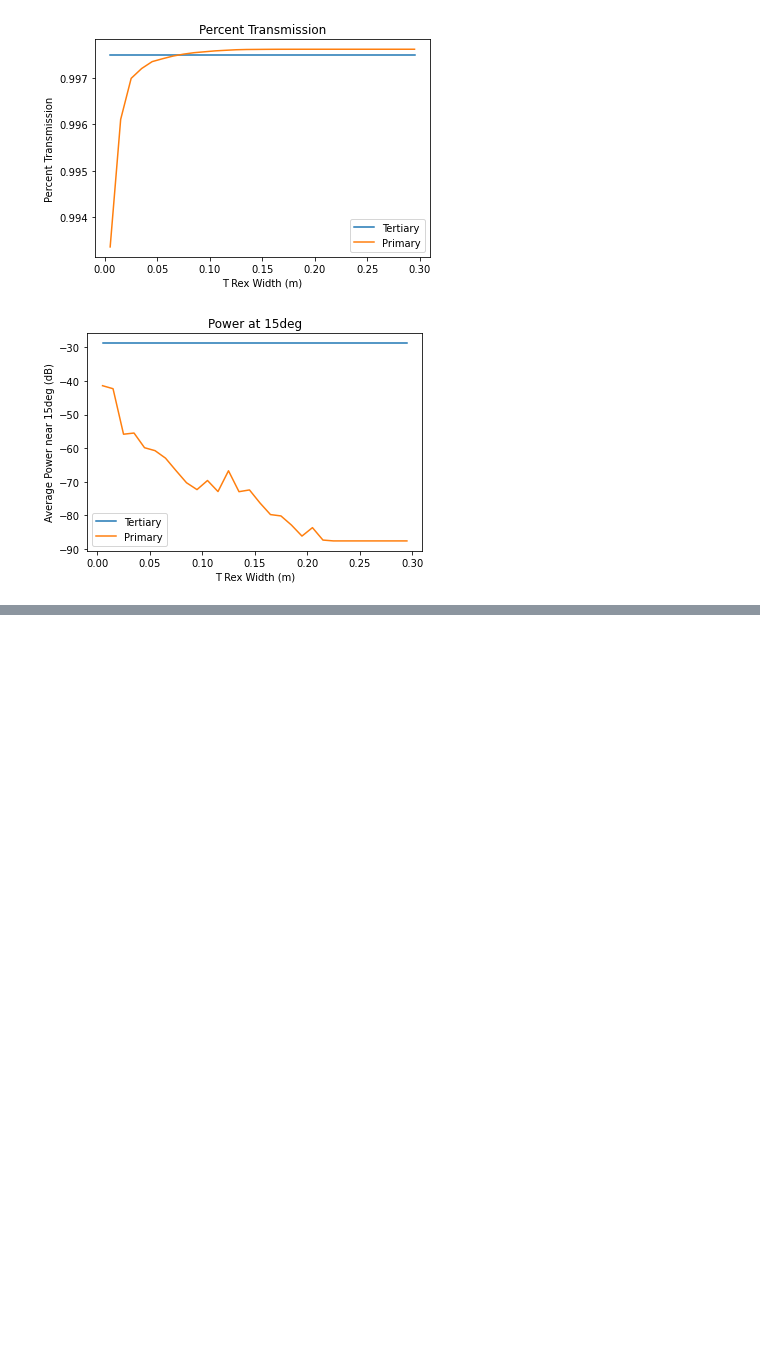
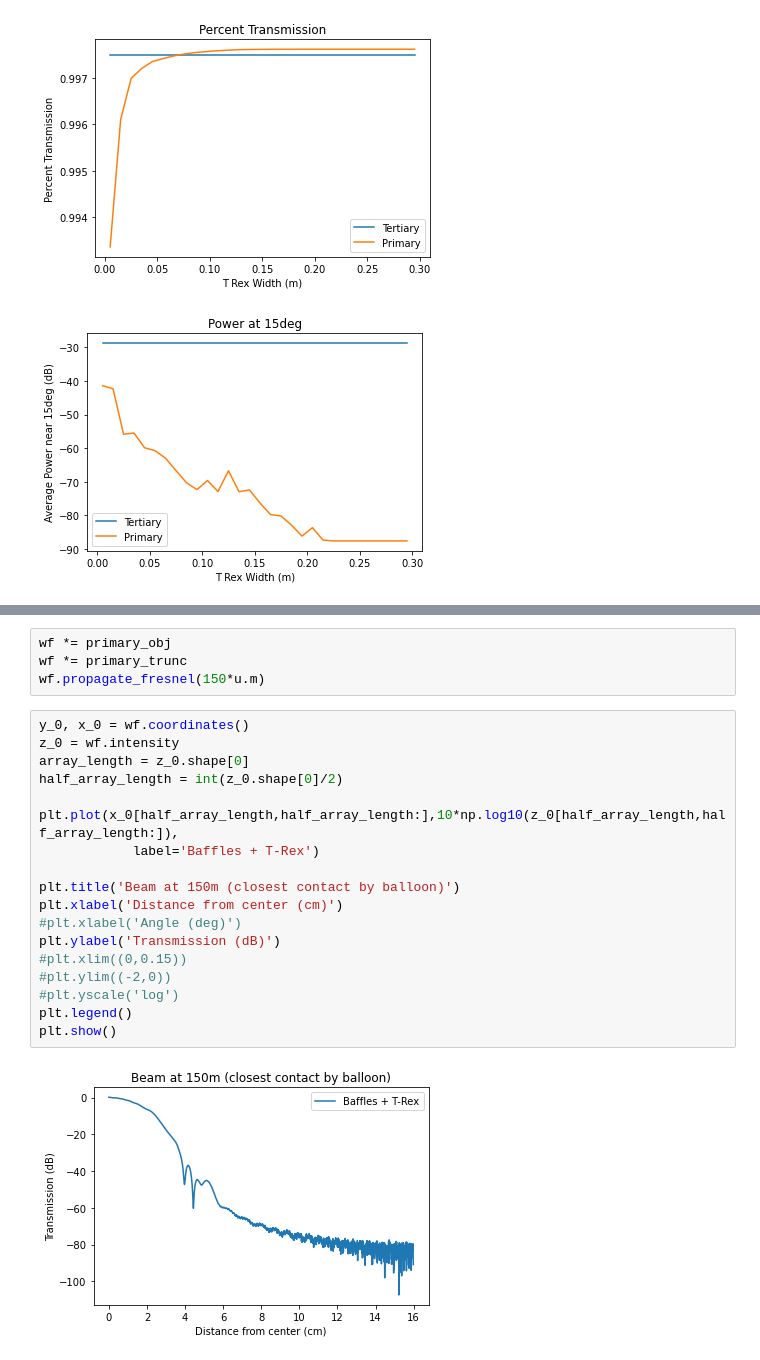
Before and after one commit to GageSiebert/EXCLAIM_Optics, a Jupyter notebook: Baffle_phase_space.ipynb, the cells around one changed output, grey strips where cells are left out. Drawn from its saved outputs; the diff is of its cells as text; blank space fills up the shorter version.

```diff
--- a/Baffle_phase_space.ipynb
+++ b/Baffle_phase_space.ipynb
@@ -316,0 +429,24 @@ $0.048275775 \; \mathrm{m}$
+# %%
+wf *= primary_obj
+wf *= primary_trunc
+wf.propagate_fresnel(150*u.m)
+# %%
+y_0, x_0 = wf.coordinates()
+z_0 = wf.intensity
+array_length = z_0.shape[0]
+half_array_length = int(z_0.shape[0]/2)
+
+plt.plot(x_0[half_array_length,half_array_length:],10*np.log10(z_0[half_array_length,half_array_length:]),
+            label='Baffles + T-Rex')
+
+plt.title('Beam at 150m (closest contact by balloon)')
+plt.xlabel('Distance from center (cm)')
+#plt.xlabel('Angle (deg)')
+plt.ylabel('Transmission (dB)')
+#plt.xlim((0,0.15))
+#plt.ylim((-2,0))
+#plt.yscale('log')
+plt.legend()
+plt.show()
+# %% [output]
+[figure, added]
```
Also changed, not shown: parts of 3 cells of this notebook.
